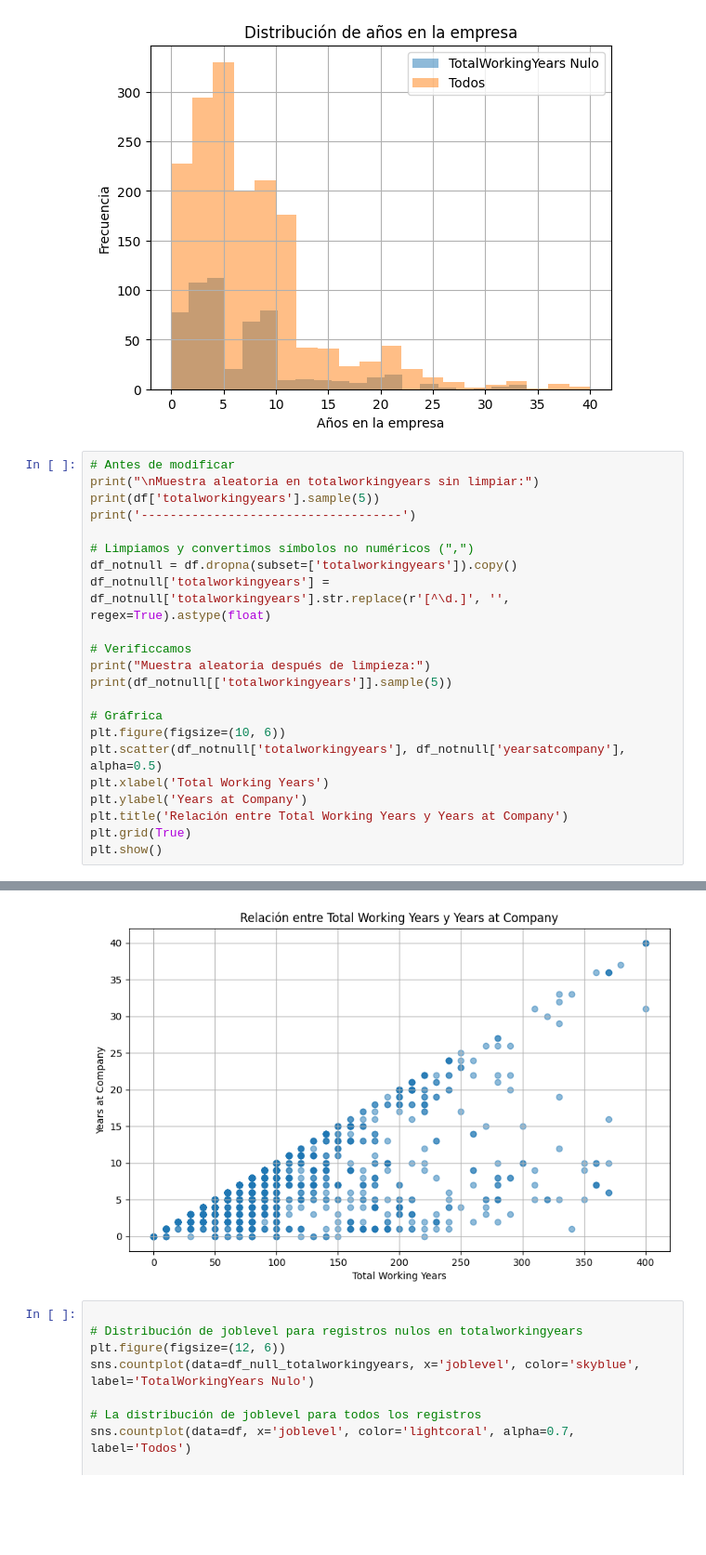
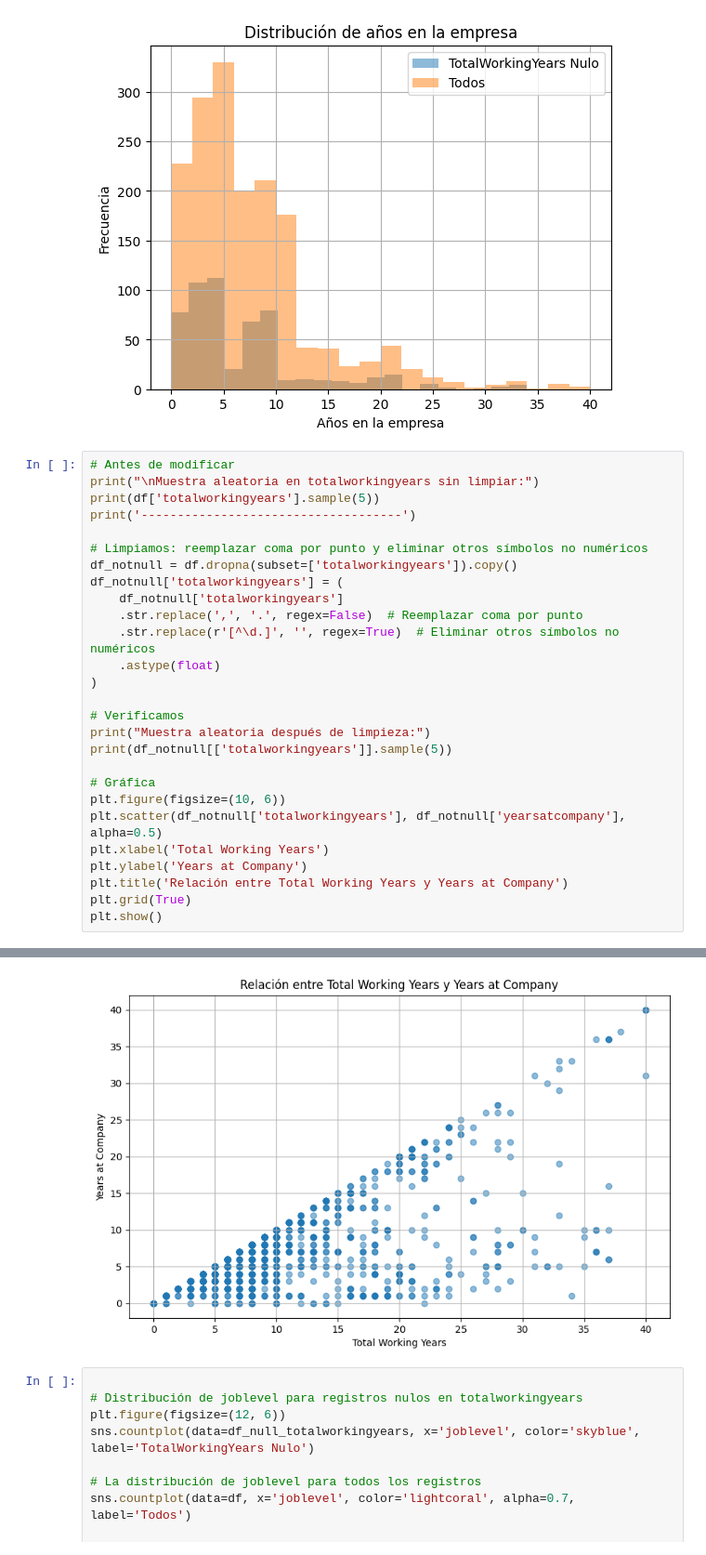
Before and after one commit to omniaunusest/VIZ-analytics-4-employee-data-talent-insights, a Jupyter notebook: Comprobaciones/totalworkingyears-yearsatcompany-jobrole-by-Ona.ipynb, the cells around one changed output, grey strips where cells are left out. Shown: that part at 93% size. Drawn from its saved outputs; the diff is of its cells as text; blank space fills up the shorter version.

```diff
--- a/Comprobaciones/totalworkingyears-yearsatcompany-jobrole-by-Ona.ipynb
+++ b/Comprobaciones/totalworkingyears-yearsatcompany-jobrole-by-Ona.ipynb
@@ -93,15 +93,20 @@ print("\nMuestra aleatoria en totalworkingyears sin limpiar:")
 print(df['totalworkingyears'].sample(5))
 print('------------------------------------')
 
-# Limpiamos y convertimos símbolos no numéricos (",")
+# Limpiamos: reemplazar coma por punto y eliminar otros símbolos no numéricos
 df_notnull = df.dropna(subset=['totalworkingyears']).copy()
-df_notnull['totalworkingyears'] = df_notnull['totalworkingyears'].str.replace(r'[^\d.]', '', regex=True).astype(float)
+df_notnull['totalworkingyears'] = (
+    df_notnull['totalworkingyears']
+    .str.replace(',', '.', regex=False)  # Reemplazar coma por punto
+    .str.replace(r'[^\d.]', '', regex=True)  # Eliminar otros símbolos no numéricos
+    .astype(float)
+)
 
-# Verificcamos
+# Verificamos
 print("Muestra aleatoria después de limpieza:")
 print(df_notnull[['totalworkingyears']].sample(5))
 
-# Gráfrica
+# Gráfica
 plt.figure(figsize=(10, 6))
 plt.scatter(df_notnull['totalworkingyears'], df_notnull['yearsatcompany'], alpha=0.5)
 plt.xlabel('Total Working Years')
@@ -128,4 +133,4 @@ Muestra aleatoria después de limpieza:
-[figure, old version]
+[figure, new version]
 # %%
 
 # Distribución de joblevel para registros nulos en totalworkingyears
```
Also changed, not shown: parts of 2 cells of this notebook.
